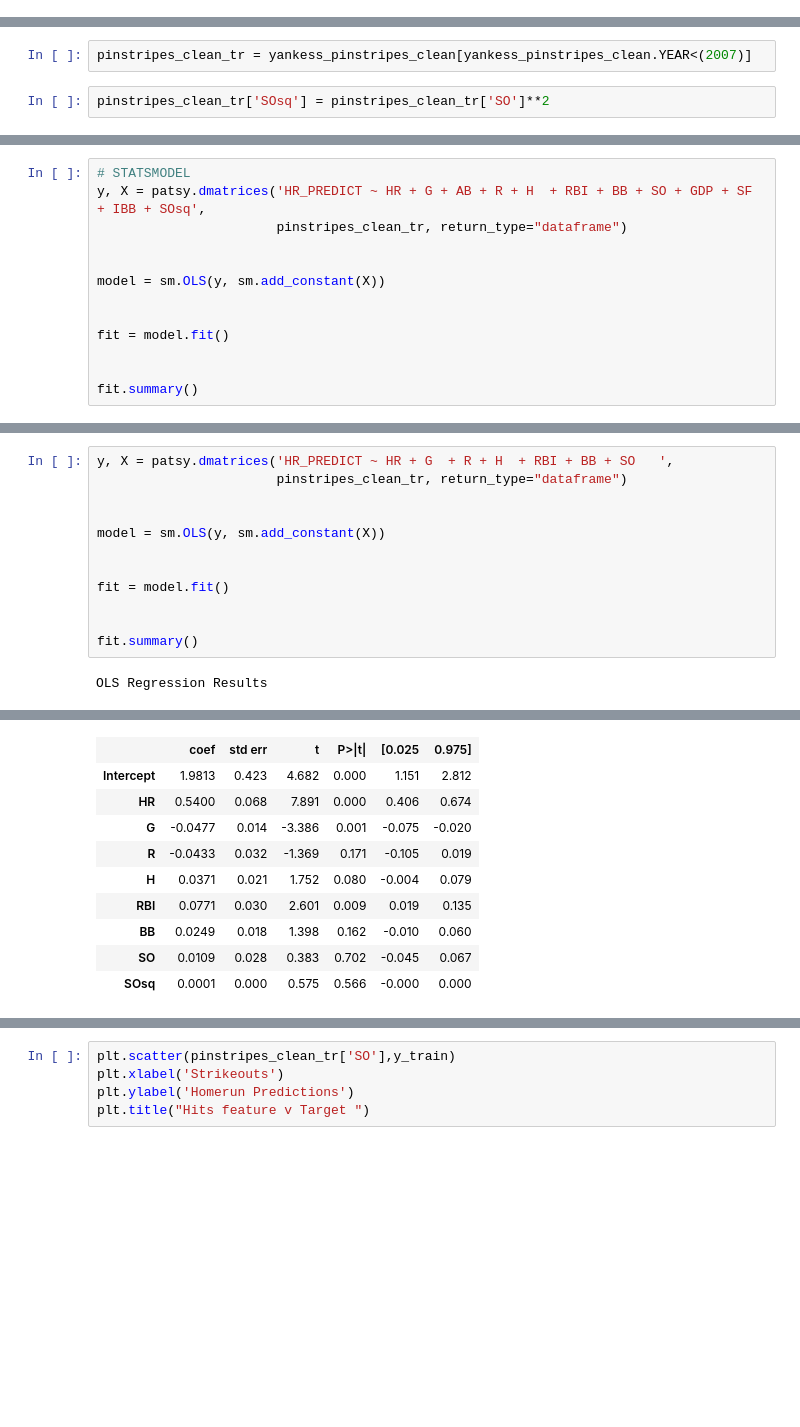
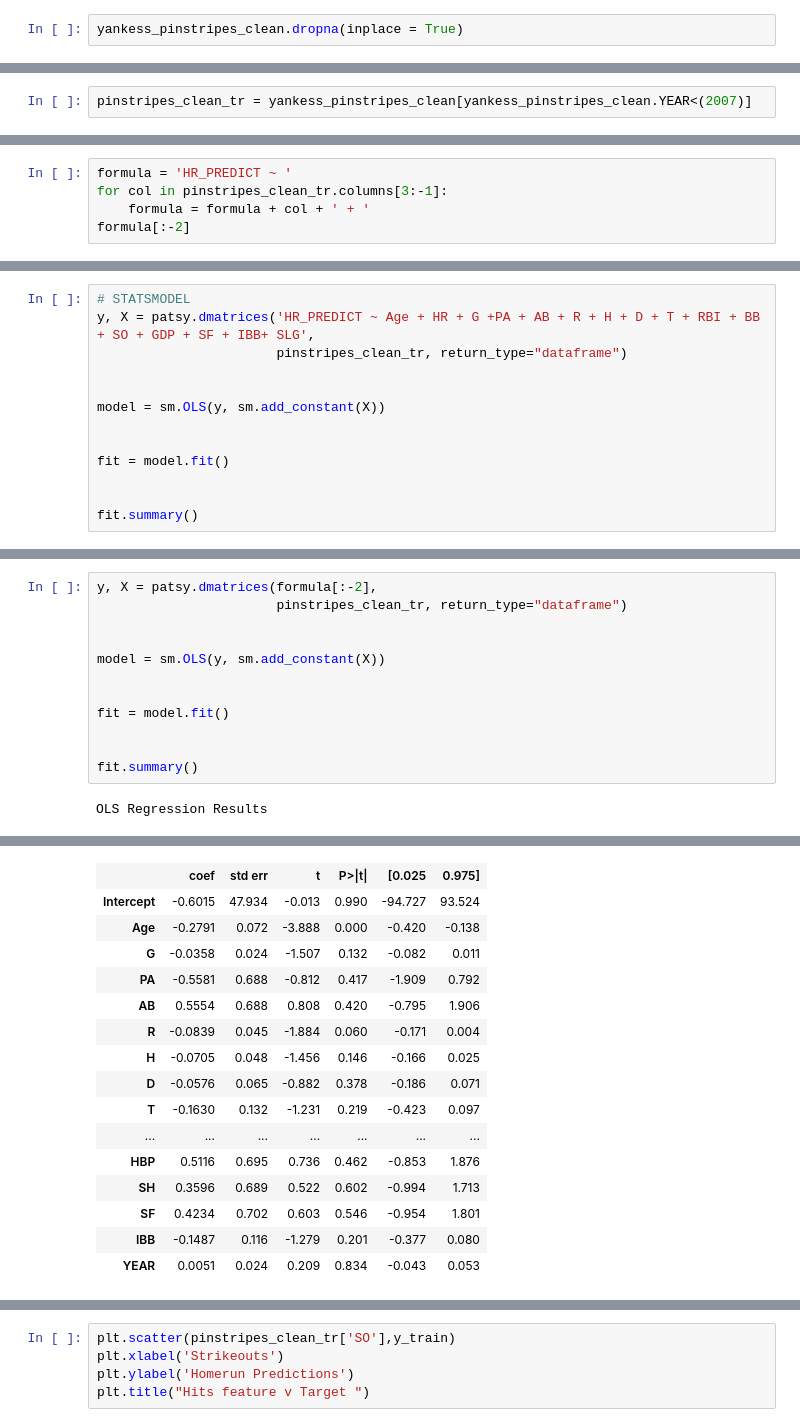
Before and after one commit to Ezuniga13/Home-Run-regression, a Jupyter notebook: Bronx Bombers.ipynb, the cells around one changed output, grey strips where cells are left out. Saved outputs shown, nothing was run; the diff lists cells and outputs as text; blank space fills up the shorter version.

```diff
--- a/Bronx Bombers.ipynb
+++ b/Bronx Bombers.ipynb
@@ -75,0 +199,2 @@ yankess_pinstripes_clean = yankees_df_train.dropna()
+# %%
+yankess_pinstripes_clean.dropna(inplace = True)
@@ -76,4 +211,2 @@ yankess_pinstripes_clean = yankees_df_train.dropna()
 # %%
 pinstripes_clean_tr = yankess_pinstripes_clean[yankess_pinstripes_clean.YEAR<(2007)]
-# %%
-pinstripes_clean_tr['SOsq'] = pinstripes_clean_tr['SO']**2
@@ -96,0 +254,5 @@ pinstripes_clean_test.shape
+# %%
+formula = 'HR_PREDICT ~ '
+for col in pinstripes_clean_tr.columns[3:-1]:
+    formula = formula + col + ' + '
+formula[:-2]
@@ -97,6 +261,6 @@ pinstripes_clean_test.shape
 # %%
 # STATSMODEL
-y, X = patsy.dmatrices('HR_PREDICT ~ HR + G + AB + R + H  + RBI + BB + SO + GDP + SF + IBB + SOsq',
+y, X = patsy.dmatrices('HR_PREDICT ~ Age + HR + G +PA + AB + R + H + D + T + RBI + BB + SO + GDP + SF + IBB+ SLG',
                        pinstripes_clean_tr, return_type="dataframe")
 
 
@@ -142,6 +308,6 @@ Warnings:
 strong multicollinearity or other numerical problems.
 # %%
-y, X = patsy.dmatrices('HR_PREDICT ~ HR + G  + R + H  + RBI + BB + SO   ',
+y, X = patsy.dmatrices(formula[:-2],
                        pinstripes_clean_tr, return_type="dataframe")
 
 
@@ -165,11 +331,17 @@ OLS Regression Results
 | Covariance Type: | nonrobust |  |  |
 |  | coef | std err | t | P>|t| | [0.025 | 0.975] |
-| Intercept | 1.9813 | 0.423 | 4.682 | 0.000 | 1.151 | 2.812 |
-| HR | 0.5400 | 0.068 | 7.891 | 0.000 | 0.406 | 0.674 |
-| G | -0.0477 | 0.014 | -3.386 | 0.001 | -0.075 | -0.020 |
-| R | -0.0433 | 0.032 | -1.369 | 0.171 | -0.105 | 0.019 |
-| H | 0.0371 | 0.021 | 1.752 | 0.080 | -0.004 | 0.079 |
-| RBI | 0.0771 | 0.030 | 2.601 | 0.009 | 0.019 | 0.135 |
-| BB | 0.0249 | 0.018 | 1.398 | 0.162 | -0.010 | 0.060 |
-| SO | 0.0109 | 0.028 | 0.383 | 0.702 | -0.045 | 0.067 |
-| SOsq | 0.0001 | 0.000 | 0.575 | 0.566 | -0.000 | 0.000 |
+| Intercept | -0.6015 | 47.934 | -0.013 | 0.990 | -94.727 | 93.524 |
+| Age | -0.2791 | 0.072 | -3.888 | 0.000 | -0.420 | -0.138 |
+| G | -0.0358 | 0.024 | -1.507 | 0.132 | -0.082 | 0.011 |
+| PA | -0.5581 | 0.688 | -0.812 | 0.417 | -1.909 | 0.792 |
+| AB | 0.5554 | 0.688 | 0.808 | 0.420 | -0.795 | 1.906 |
+| R | -0.0839 | 0.045 | -1.884 | 0.060 | -0.171 | 0.004 |
+| H | -0.0705 | 0.048 | -1.456 | 0.146 | -0.166 | 0.025 |
+| D | -0.0576 | 0.065 | -0.882 | 0.378 | -0.186 | 0.071 |
+| T | -0.1630 | 0.132 | -1.231 | 0.219 | -0.423 | 0.097 |
+| ... | ... | ... | ... | ... | ... | ... |
+| HBP | 0.5116 | 0.695 | 0.736 | 0.462 | -0.853 | 1.876 |
+| SH | 0.3596 | 0.689 | 0.522 | 0.602 | -0.994 | 1.713 |
+| SF | 0.4234 | 0.702 | 0.603 | 0.546 | -0.954 | 1.801 |
+| IBB | -0.1487 | 0.116 | -1.279 | 0.201 | -0.377 | 0.080 |
+| YEAR | 0.0051 | 0.024 | 0.209 | 0.834 | -0.043 | 0.053 |
```
Also changed, not shown: parts of 49 cells of this notebook.
